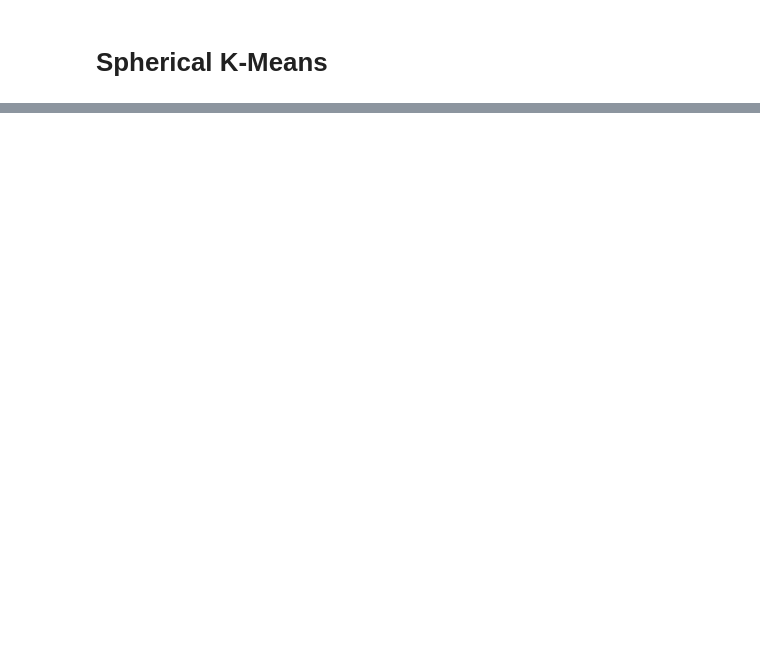
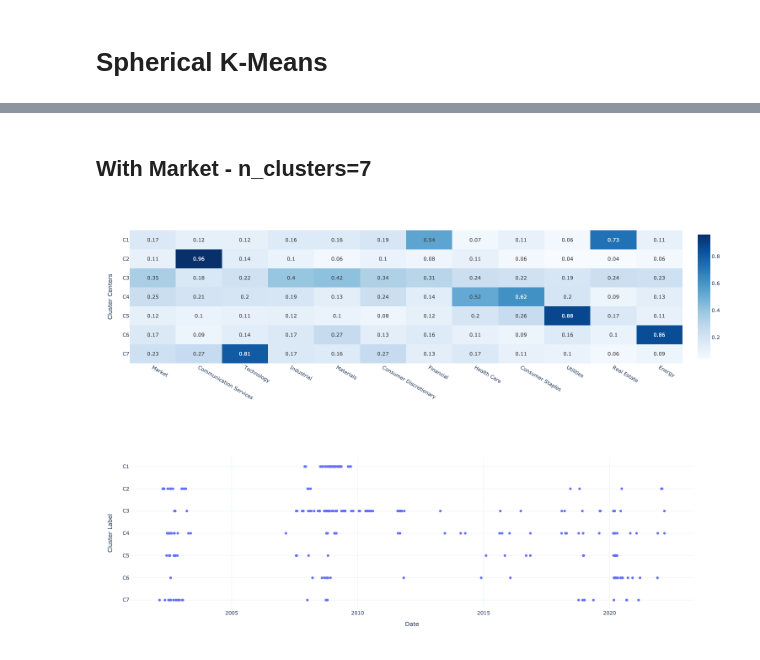
Before and after one commit to MegaCookies88/MSc.-Thesis-EVT-SP500, a Jupyter notebook: Jupyter_Notebooks/kmeans.ipynb, the cells around one changed output, grey strips where cells are left out. Saved outputs shown, nothing was run; the diff lists cells and outputs as text; code cells hidden in the pictures; blank space fills up the shorter version.

```diff
--- a/Jupyter_Notebooks/kmeans.ipynb
+++ b/Jupyter_Notebooks/kmeans.ipynb
@@ -156,0 +200,20 @@ fig2.show()
+# %% [markdown]
+## With Market - n_clusters=7
+# %%
+centers = pd.read_csv('../data/skmeans7_centers_market.csv').iloc[:,1:]
+centers.columns = ll.columns
+centers.index = ['C'+str(i) for i in range(1,k+1)]
+
+labels = pd.read_csv('../data/skmeans7_labels_market.csv').iloc[:,1]
+labels.index = w[r>r0].index
+labels = labels.apply(lambda x: 'C'+str(x))
+# %%
+fig1, fig2 = plot_kmeans(centers,labels)
+
+fig1.show()
+fig1.write_image('../figures/skmeans_centers_7_market.jpeg', scale=2)
+
+fig2.show()
+# %% [output]
+[figure, added]
+[figure, added]
```
Also changed, not shown: parts of 12 cells of this notebook.
